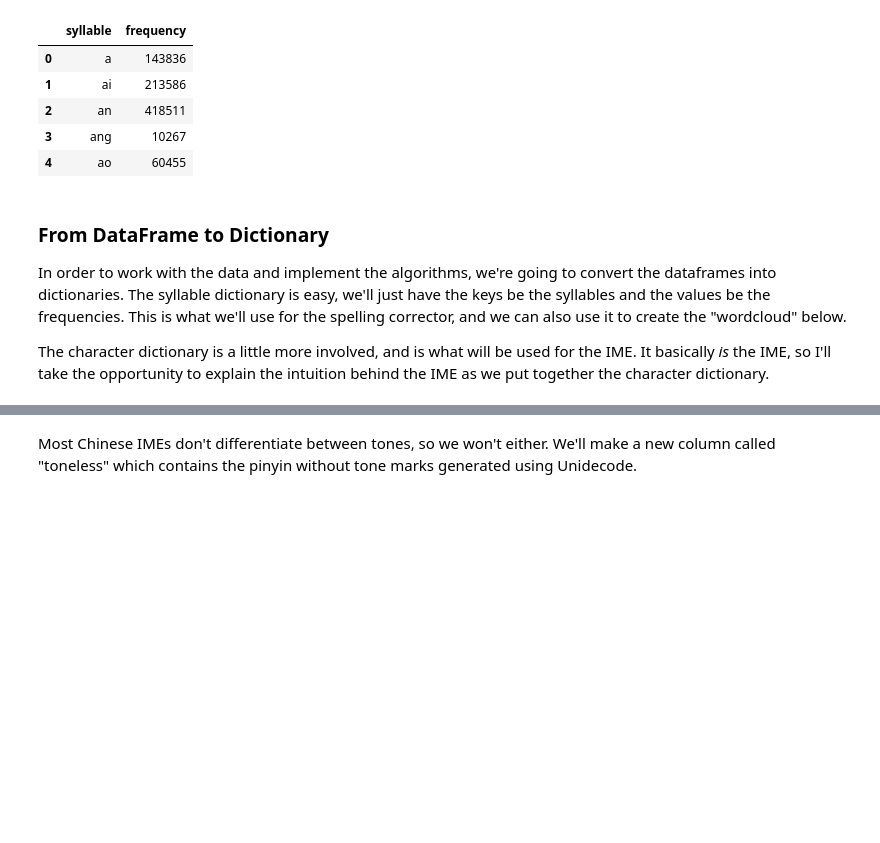
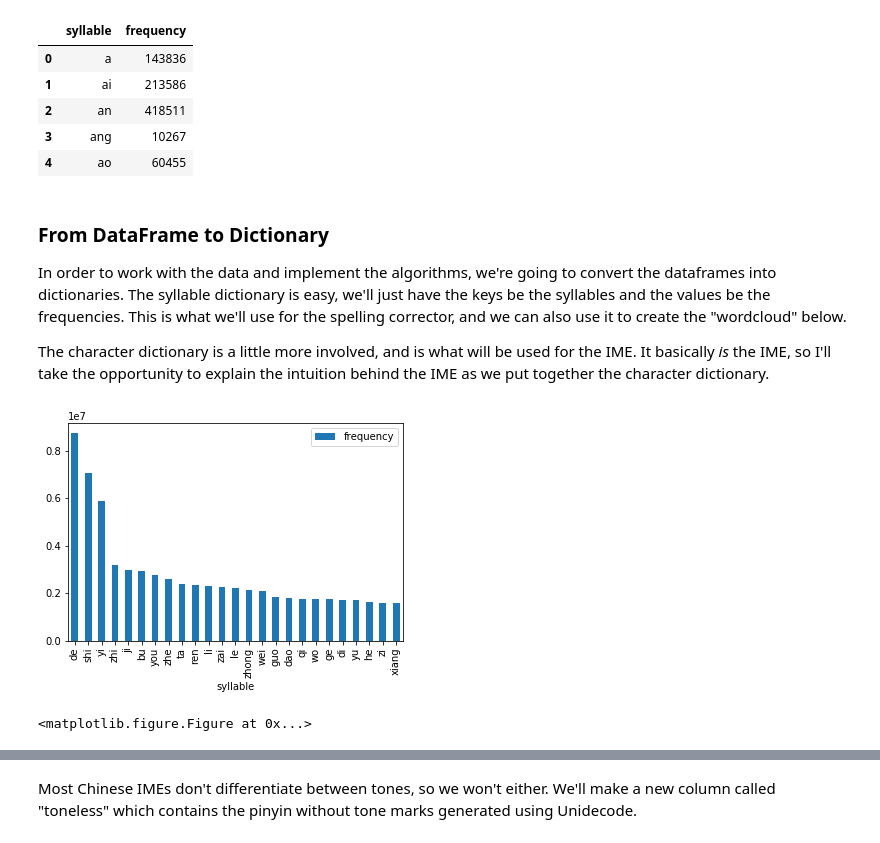
Before and after one commit to rtang18/xiaoshuru, a Jupyter notebook: notebooks/Discovery and Discussion.ipynb, the cells around one changed output, grey strips where cells are left out. Drawn from its saved outputs; the diff is of its cells as text; code cells hidden in the pictures; blank space fills up the shorter version.

Commit message:
added more commentary and image stuff

```diff
--- a/notebooks/Discovery and Discussion.ipynb
+++ b/notebooks/Discovery and Discussion.ipynb
@@ -42,6 +49,7 @@ syllables.head()
 | 3 | ang | 10267 |
 | 4 | ao | 60455 |
 # %% [markdown]
+<a name="dictionary"></a>
 ### From DataFrame to Dictionary
 In order to work with the data and implement the algorithms, we're going to convert the dataframes into dictionaries.
 The syllable dictionary is easy, we'll just have the keys be the syllables and the values be the frequencies. This is what we'll use for the spelling corrector, and we can also use it to create the "wordcloud" below.
@@ -65,0 +72,8 @@ syll_dict = simple_dict(syllables)
+# %%
+# Bar plot code
+syllables.sort_values(by="frequency", axis=0, ascending=False).iloc[0:25, :].plot.bar(x="syllable", y="frequency")
+plt.figure(figsize=(12*.75, 8*.75))
+plt.show()
+# %% [output]
+[figure, added]
+<matplotlib.figure.Figure at 0x...>
```
Also changed, not shown: parts of 13 cells of this notebook, 6 other files.
